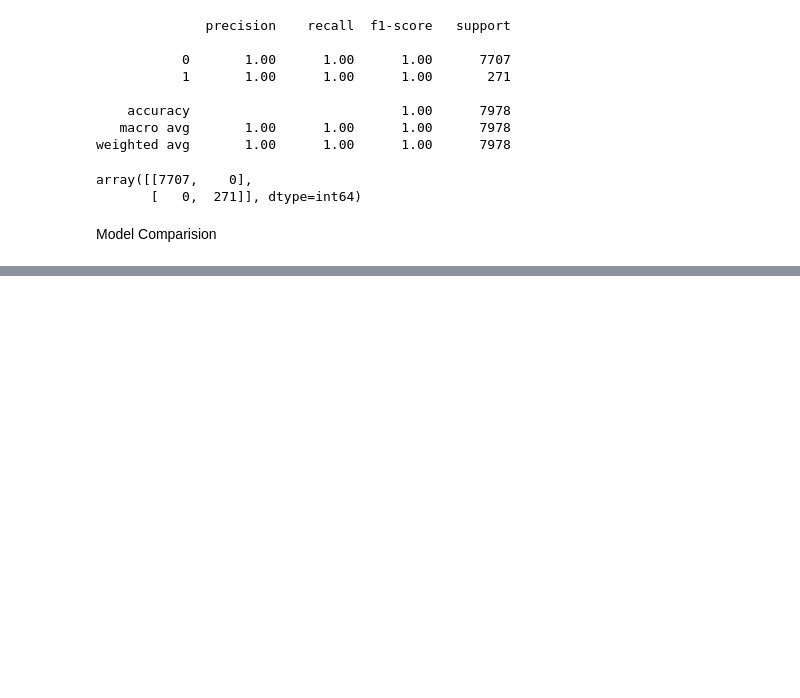
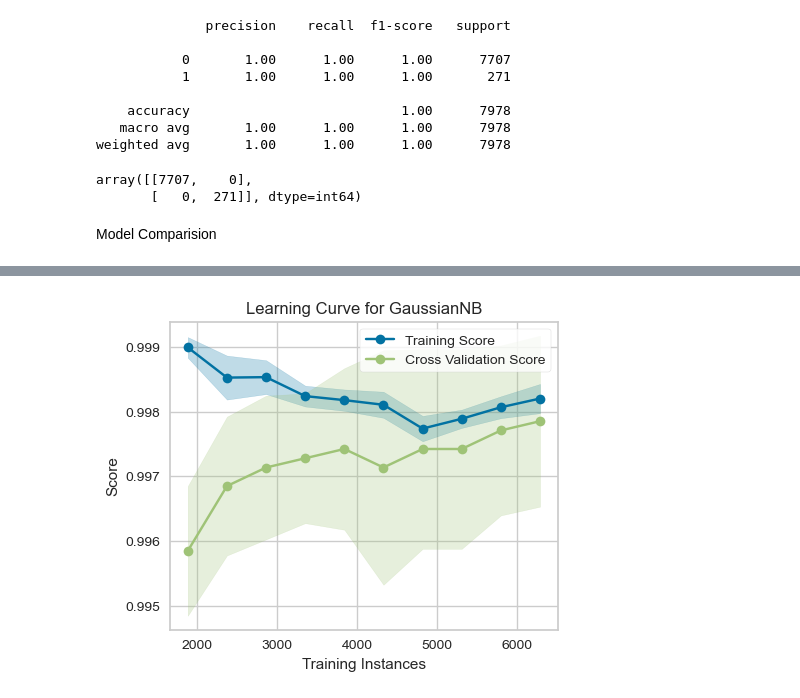
Before and after one commit to xardous09/HACKERA, a Jupyter notebook: model.ipynb, the cells around one changed output, grey strips where cells are left out. Saved outputs shown, nothing was run; the diff lists cells and outputs as text; code cells hidden in the pictures; blank space fills up the shorter version.

```diff
--- a/model.ipynb
+++ b/model.ipynb
@@ -625,0 +713,4 @@ Random Forest:  0.9729323308270676
+# %%
+plt.figure(figsize = (5,4))
+plot_model(best_model, plot = 'learning')
+# %% [output]
@@ -625,0 +718 @@ Random Forest:  0.9729323308270676
+[figure, added]
```
Also changed, not shown: parts of 33 cells of this notebook, 3 other files.
